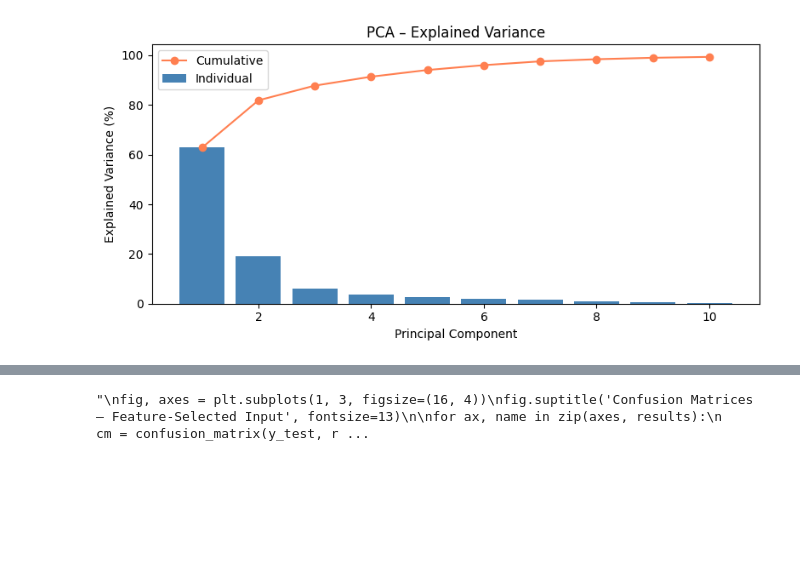
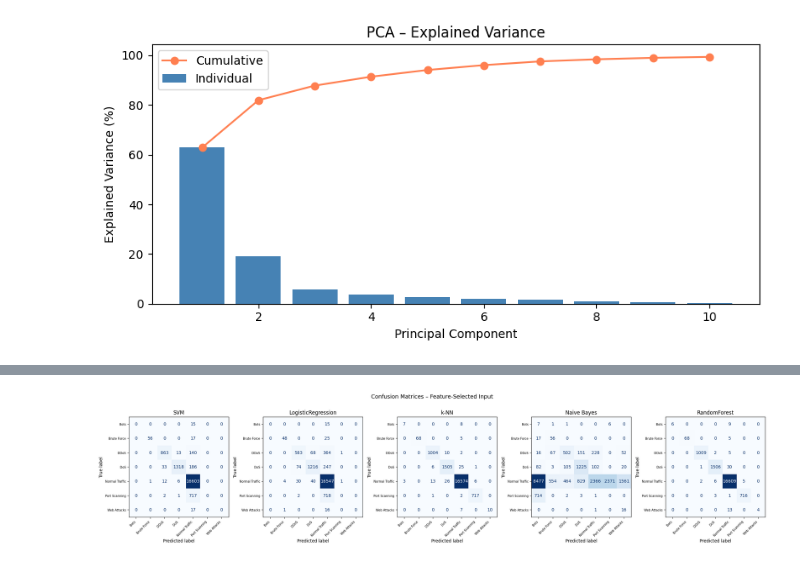
Before and after one commit to AleksiKupila/netintrusion-classificator, a Jupyter notebook: testing.ipynb, the cells around one changed output, grey strips where cells are left out. Cells and saved outputs as stored; diff of their text form; code cells hidden in the pictures; blank space fills up the shorter version.

```diff
--- a/testing.ipynb
+++ b/testing.ipynb
@@ -263,7 +310,7 @@ for name, r in results.items():
     rows.append({'Model': name, 'Best Params': r['best_params'],
                  'CV Acc': round(r['cv_score'], 4),
                  'Test Acc (FS)': round(r['acc_fs'], 4),
-                 'Test Acc (PCA)': round(r['acc_pca'], 4)})
+                'Test Acc (PCA)': round(r['acc_pca'], 4)}),
 
 summary = pd.DataFrame(rows)
 print("=" * 75)
@@ -310,22 +376,20 @@ plt.show()
 # %%
 # Confusion matrices (FS input)
-'''
-fig, axes = plt.subplots(1, 3, figsize=(16, 4))
+
+fig, axes = plt.subplots(1,5, figsize=(22, 5))
 fig.suptitle('Confusion Matrices – Feature-Selected Input', fontsize=13)
-
 for ax, name in zip(axes, results):
     cm = confusion_matrix(y_test, results[name]['y_pred_fs'])
-    disp = ConfusionMatrixDisplay(confusion_matrix=cm, display_labels=le.classes_)
     disp = ConfusionMatrixDisplay(confusion_matrix=cm, display_labels=le.inverse_transform(np.unique(y_test)))
+    disp.plot(ax=ax, cmap='Blues', colorbar=False)
     ax.set_title(name)
     ax.set_xticklabels(ax.get_xticklabels(), rotation=45, ha='right', fontsize=7)
     ax.set_yticklabels(ax.get_yticklabels(), fontsize=7)
 
 plt.tight_layout()
 plt.show()
-'''
 # %% [output]
-"\nfig, axes = plt.subplots(1, 3, figsize=(16, 4))\nfig.suptitle('Confusion Matrices – Feature-Selected Input', fontsize=13)\n\nfor ax, name in zip(axes, results):\n    cm = confusion_matrix(y_test, r ...
+[figure, added]
 # %%
 # Per-class classification reports
 for name, r in results.items():
```
Also changed, not shown: parts of 13 cells of this notebook, 1 other file.
